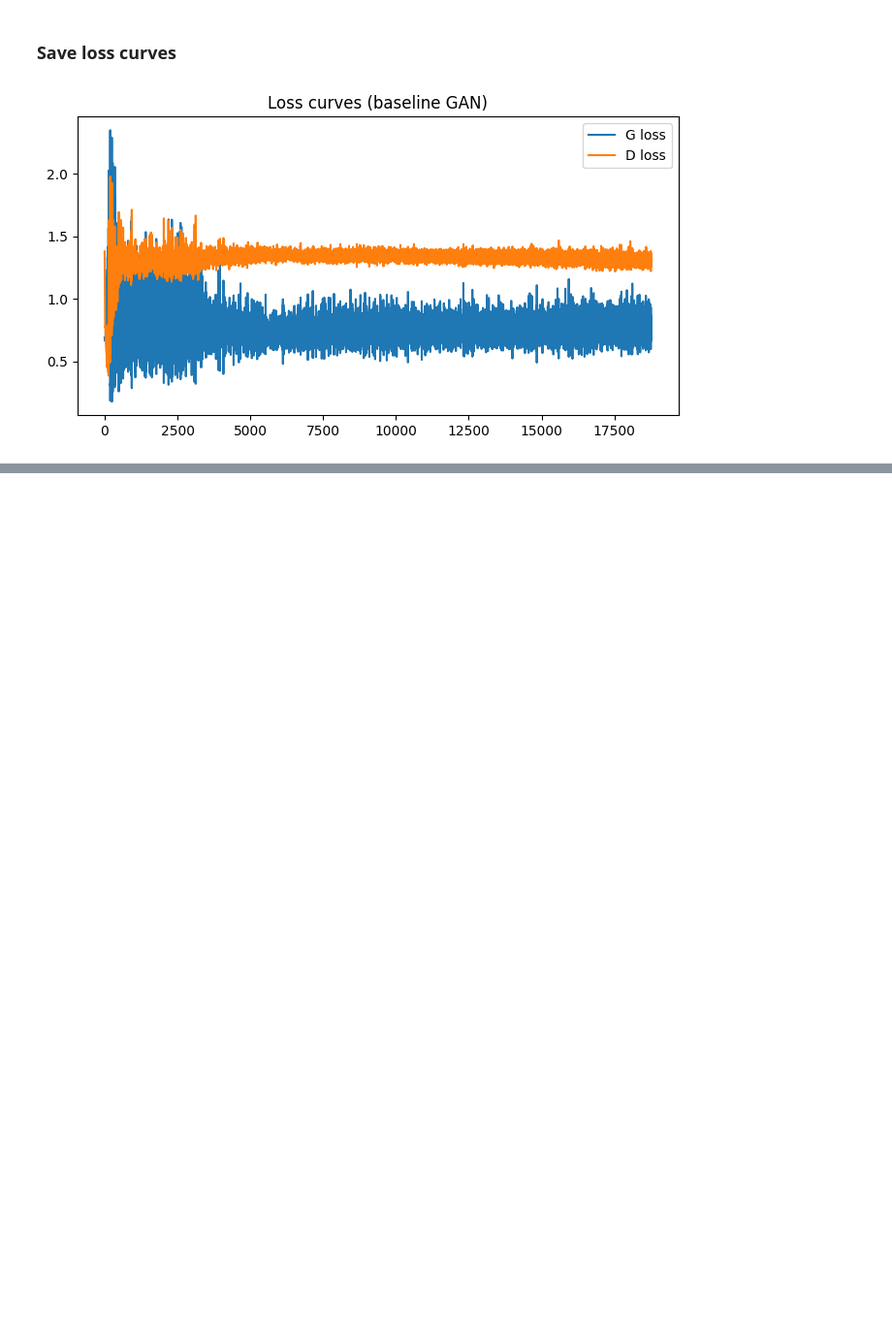
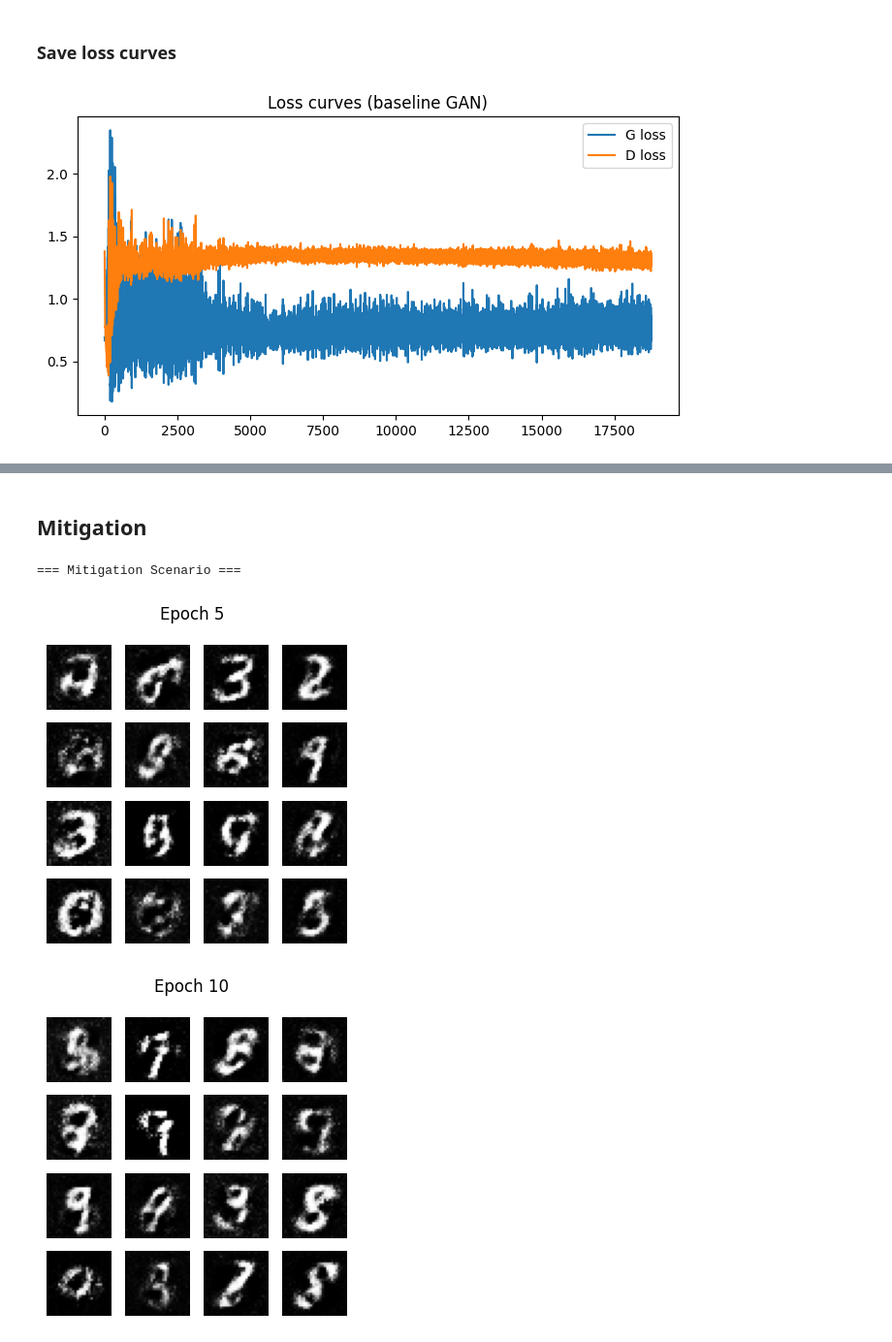
Before and after one commit to tk1475/ATML-PA0, a Jupyter notebook: notebooks/task3.ipynb, the cells around one changed output, grey strips where cells are left out. Shown at 97% size. Cells and saved outputs as stored; diff of their text form; code cells hidden in the pictures; blank space fills up the shorter version.

```diff
--- a/notebooks/task3.ipynb
+++ b/notebooks/task3.ipynb
@@ -158,0 +537,11 @@ plt.show()
+# %% [markdown]
+## Mitigation
+# %%
+print("=== Mitigation Scenario ===")
+G = Generator()
+D = Discriminator()
+train_gan(G, D, train_loader, mitigation=True)
+# %% [output]
+=== Mitigation Scenario ===
+[figure, added]
+[figure, added]
```
Also changed, not shown: parts of 25 cells of this notebook.
